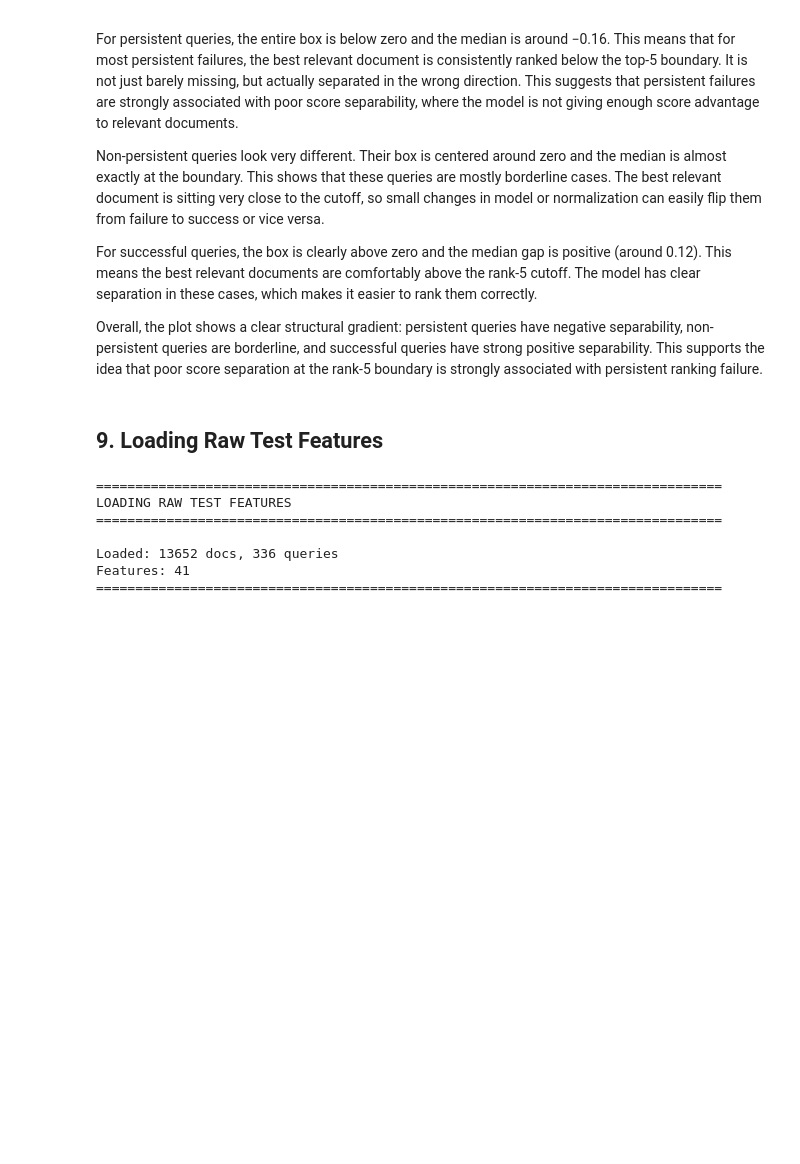
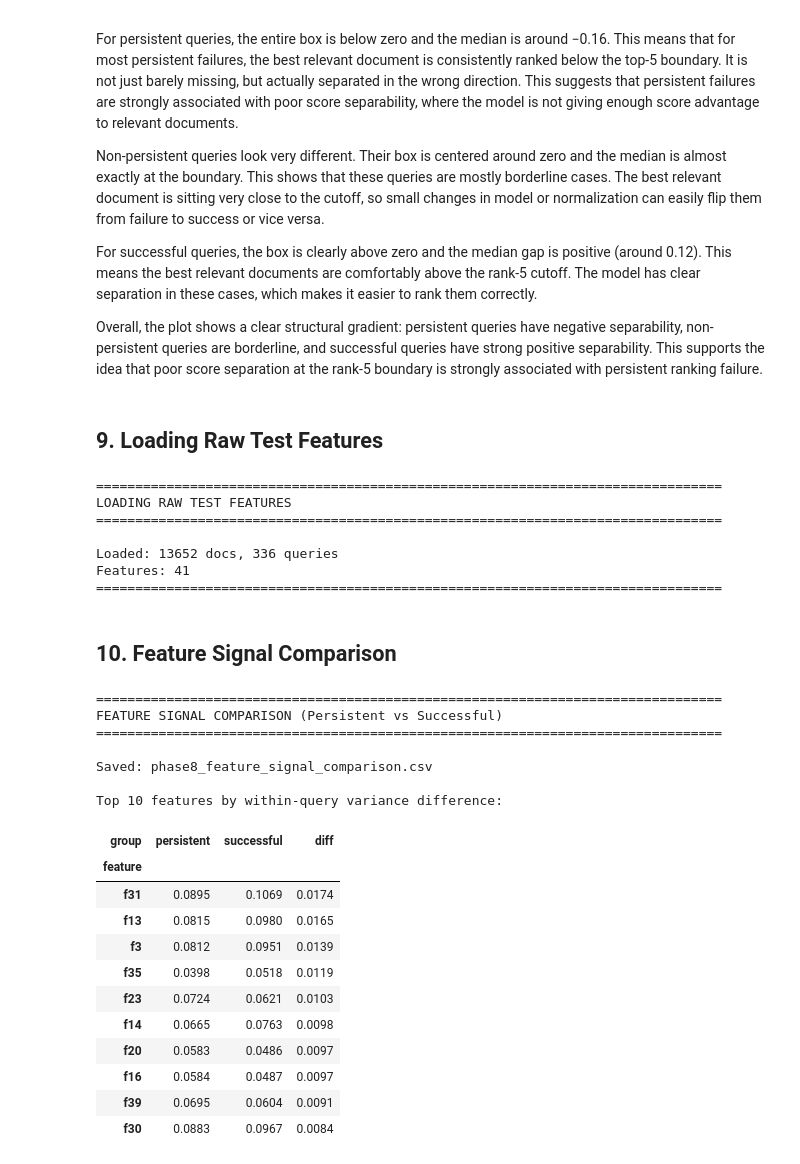
Before and after one commit to KushalMarahatta/Capstone_coding, a Jupyter notebook: notebooks/08_structural_analysis_plus_test.ipynb, the cells around one changed output. Cells and saved outputs as stored; diff of their text form; code cells hidden in the pictures; blank space fills up the shorter version.

Commit message:
Performed feature signal comparison using within-query variance of persistently failing and successful queries

```diff
--- a/notebooks/08_structural_analysis_plus_test.ipynb
+++ b/notebooks/08_structural_analysis_plus_test.ipynb
@@ -694,3 +694,70 @@ LOADING RAW TEST FEATURES
 Loaded: 13652 docs, 336 queries
 Features: 41
 ================================================================================
+# %% [markdown]
+## 10. Feature Signal Comparison
+# %%
+print('\n'+'='*80)
+print('FEATURE SIGNAL COMPARISON (Persistent vs Successful)')
+print('='*80)
+
+def compute_feature_stats(qids: set, test_df: pd.DataFrame, features: list, group_name: str):
+    subset=test_df[test_df['qid'].isin(qids)]
+    if len(subset)==0:
+        return None
+    rows=[]
+    for feat in features:
+        values=subset[feat].values
+        #Within-query variance (ddof=0 explicit)
+        wqv=[]
+        for qid in qids:
+            q_vals=test_df[test_df['qid']==qid][feat].values
+            if len(q_vals)>1:
+                wqv.append(np.var(q_vals, ddof=0))
+        rows.append({
+            'group': group_name,
+            'feature': feat,
+            'mean_value': float(values.mean()),
+            'mean_within_query_var': float(np.mean(wqv)) if wqv else 0.0,
+            'pct_zeros': float(100 * (values==0).sum() / len(values))
+        })
+    return pd.DataFrame(rows)
+
+persistent_feat=compute_feature_stats(persistent_qids, test_2007, feature_cols, 'persistent')
+successful_feat=compute_feature_stats(successful_qids, test_2007, feature_cols, 'successful')
+
+if persistent_feat is not None and successful_feat is not None:
+    feature_comparison=pd.concat([persistent_feat, successful_feat], ignore_index=True)
+    #Deterministic sort
+    feature_comparison=feature_comparison.sort_values(['feature', 'group'])
+    feature_comparison.to_csv(PHASE8_OUTPUT / 'phase8_feature_signal_comparison.csv', index=False)
+    print('\nSaved: phase8_feature_signal_comparison.csv')
+
+    #Top 10 by variance difference
+    pivot_var=feature_comparison.pivot(index='feature', columns='group', values='mean_within_query_var')
+    pivot_var['diff']=abs(pivot_var['persistent']-pivot_var['successful'])
+    print('\nTop 10 features by within-query variance difference:')
+    display(pivot_var.nlargest(10, 'diff'))
+else:
+    print('\nInsufficient data for feature comparison')
+    feature_comparison=None
+# %% [output]
+================================================================================
+FEATURE SIGNAL COMPARISON (Persistent vs Successful)
+================================================================================
+
+Saved: phase8_feature_signal_comparison.csv
+
+Top 10 features by within-query variance difference:
+| group | persistent | successful | diff |
+| feature |  |  |  |
+| f31 | 0.0895 | 0.1069 | 0.0174 |
+| f13 | 0.0815 | 0.0980 | 0.0165 |
+| f3 | 0.0812 | 0.0951 | 0.0139 |
+| f35 | 0.0398 | 0.0518 | 0.0119 |
+| f23 | 0.0724 | 0.0621 | 0.0103 |
+| f14 | 0.0665 | 0.0763 | 0.0098 |
+| f20 | 0.0583 | 0.0486 | 0.0097 |
+| f16 | 0.0584 | 0.0487 | 0.0097 |
+| f39 | 0.0695 | 0.0604 | 0.0091 |
+| f30 | 0.0883 | 0.0967 | 0.0084 |
```
Also changed, not shown: parts of 1 cell of this notebook.
